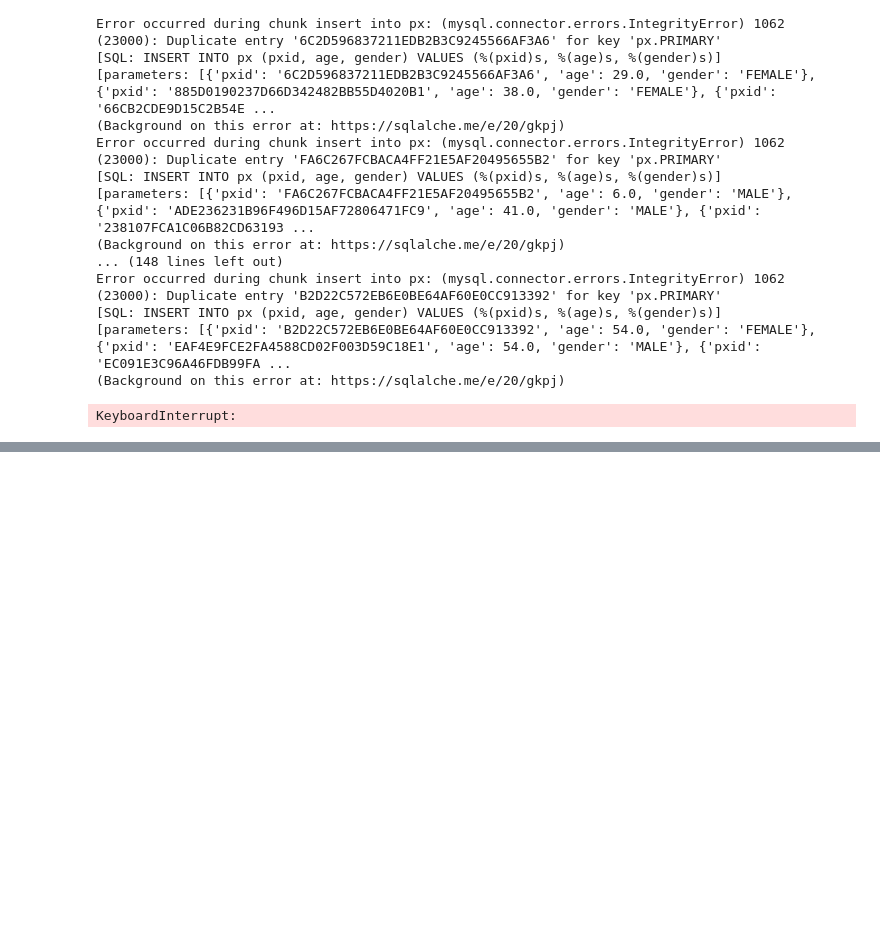
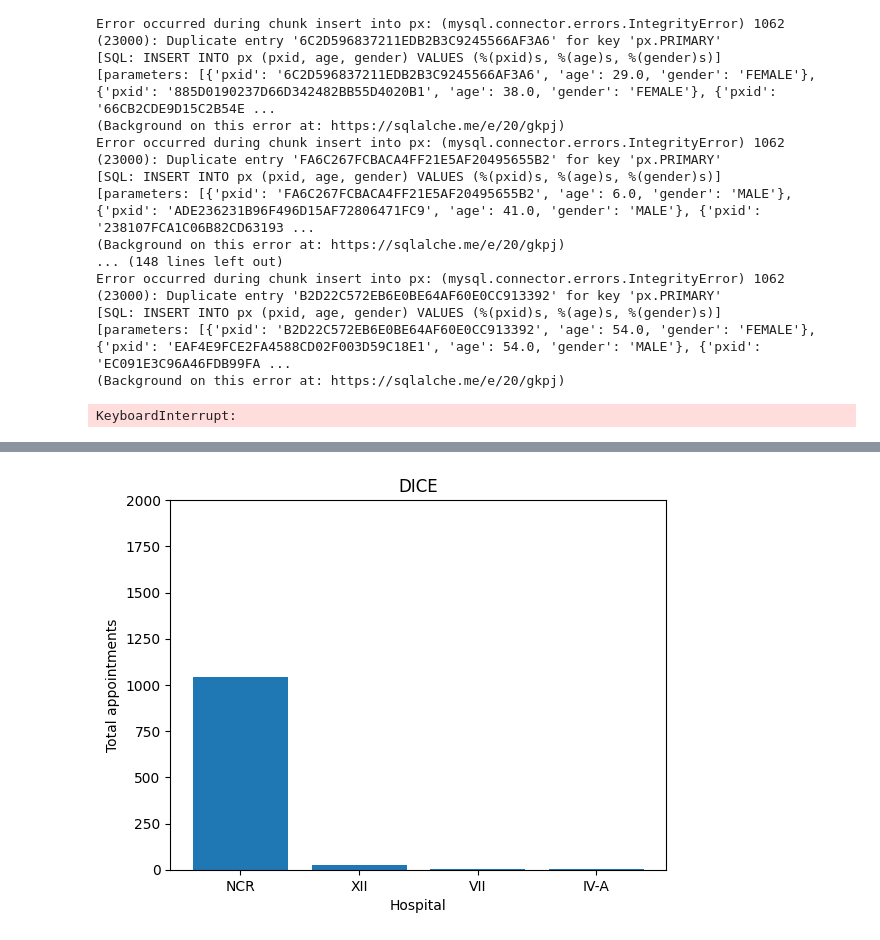
Before and after one commit to ReignLarraquel/MCO1---ADVDB, a Jupyter notebook: DataCleaning.ipynb, the cells around one changed output, grey strips where cells are left out. Cells and saved outputs as stored; diff of their text form; code cells hidden in the pictures; blank space fills up the shorter version.

```diff
--- a/DataCleaning.ipynb
+++ b/DataCleaning.ipynb
@@ -574,0 +614,17 @@ KeyboardInterrupt:
+# %%
+
+region = []
+virtual_appointments = []
+
+for i in cursor:
+    region.append(i[0])
+    virtual_appointments.append(i[1])
+# %%
+plt.bar(region, virtual_appointments)
+plt.ylim(0, 2000)
+plt.xlabel("Hospital")
+plt.ylabel("Total appointments")
+plt.title("DICE")
+plt.show()
+# %% [output]
+[figure, added]
```
Also changed, not shown: parts of 9 cells of this notebook, 1 other file.
